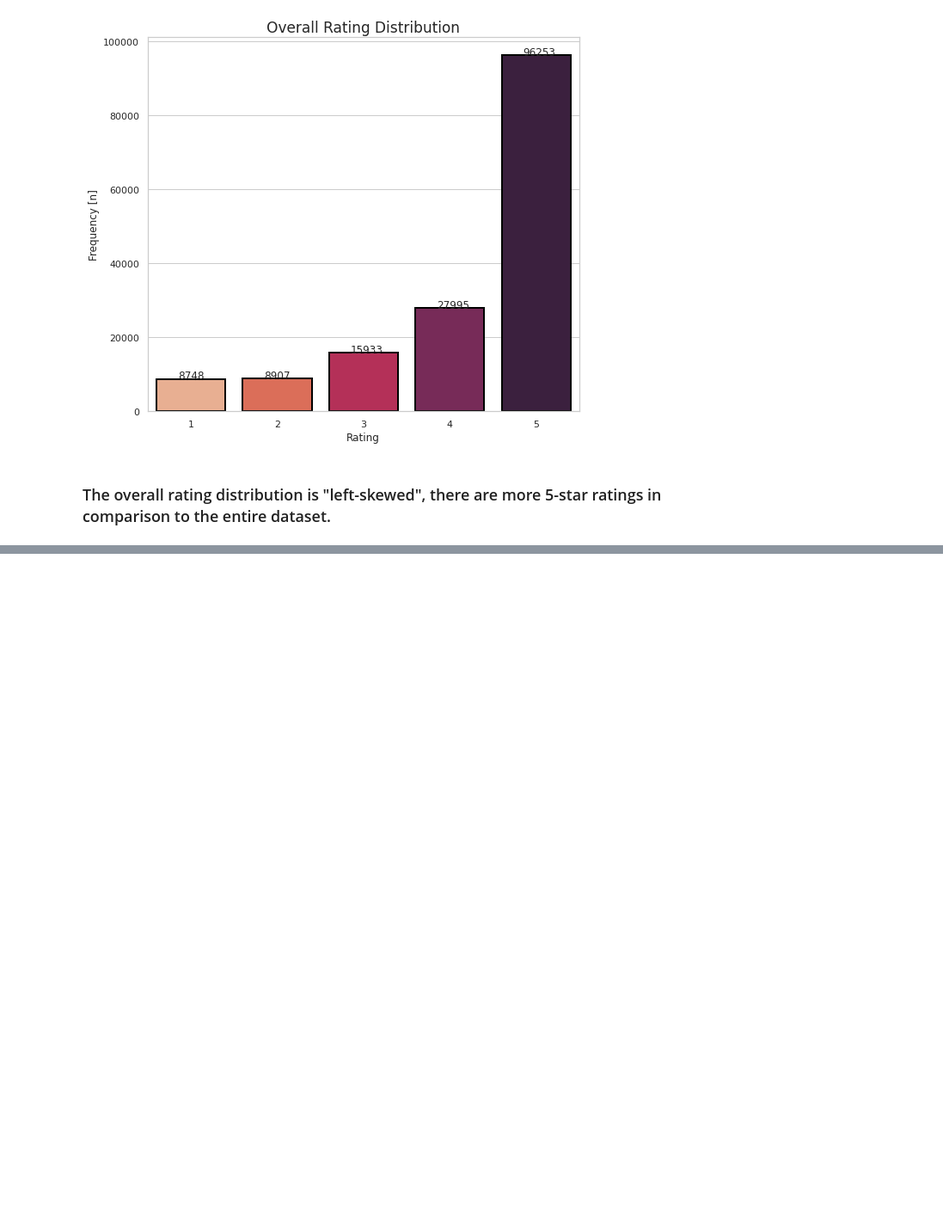
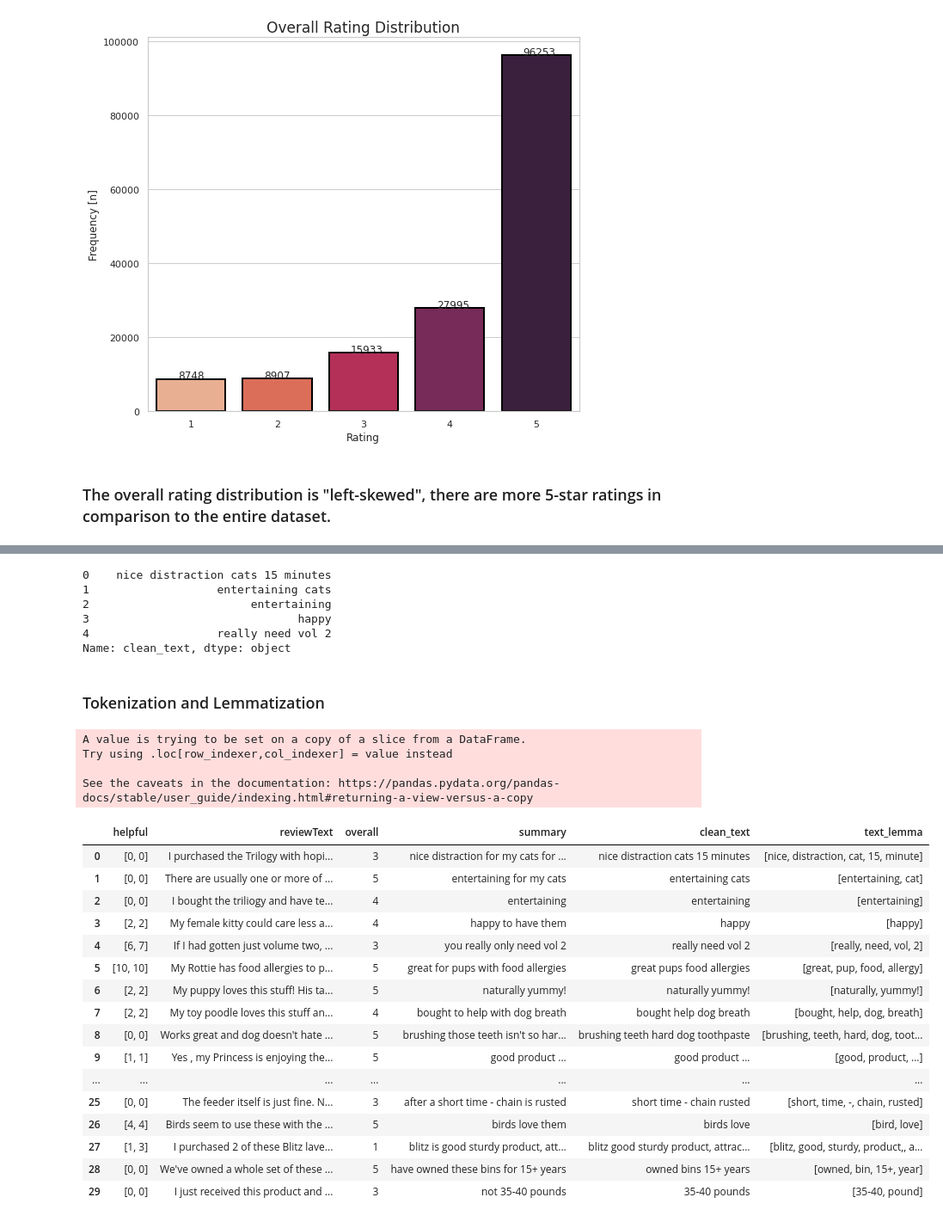
Before and after one commit to ayanas-git/textMining, a Jupyter notebook: nlp-amzn-reviews-pet-supplies.ipynb, the cells around one changed output, grey strips where cells are left out. Shown: that part at 86% size. Saved outputs shown, nothing was run; the diff lists cells and outputs as text; code cells hidden in the pictures; blank space fills up the shorter version.

Commit message:
Kaggle Notebook | nlp_amzn_reviews_pet_supplies | Version 5

```diff
--- a/nlp-amzn-reviews-pet-supplies.ipynb
+++ b/nlp-amzn-reviews-pet-supplies.ipynb
@@ -55,9 +83,9 @@ raw_data.head()
 | 3 | A2A4COGL9VW2HY | 1223000893 | Michelle P | [2, 2] | My female kitty could care less a... | 4 | Happy to have them | 1305158400 | 05 12, 2011 |
 | 4 | A2UBQA85NIGLHA | 1223000893 | Tim Isenhour "Timbo" | [6, 7] | If I had gotten just volume two, ... | 3 | You really only need vol 2 | 1330905600 | 03 5, 2012 |
 # %%
-df1 = raw_data[["helpful", "reviewText", "overall", "summary"]]
+df = rawDat[["helpful", "reviewText", "overall", "summary"]]
 
-df1.head()
+df.head()
 # %% [output]
 |  | helpful | reviewText | overall | summary |
 | 0 | [0, 0] | I purchased the Trilogy with hopi... | 3 | Nice Distraction for my cats for ... |
@@ -85,0 +122,4 @@ plt.show()
+# %%
+# Set clean data to lowercase for stopwords preprocessing
+df['summary'] = df['summary'].str.lower()
+df['summary'].head()
@@ -85,0 +145,8 @@ plt.show()
+# %%
+# Exclude stopwords with Python's list comprehension and pandas.DataFrame.apply.
+stop = stopwords.words('english')
+
+# apply stopwords
+df['clean_text'] = df['summary'].apply(lambda x: ' '.join([word for word in x.split() if word not in (stop)]))
+
+df.head()
@@ -85,0 +165,45 @@ plt.show()
+# %%
+df.clean_text.head()
+# %% [output]
+0    nice distraction cats 15 minutes
+1                   entertaining cats
+2                        entertaining
+3                               happy
+4                   really need vol 2
+Name: clean_text, dtype: object
+# %% [markdown]
+### Tokenization and Lemmatization
+# %%
+# Init tokenizer and Lemmatizer
+w_token = WhitespaceTokenizer()
+lemmatizer = WordNetLemmatizer()
+
+def lemmatize_text(text):
+    return [lemmatizer.lemmatize(w) for w in w_token.tokenize(text)]
+
+df['text_lemma'] = df['clean_text'].apply(lemmatize_text)
+# %% [output]
+A value is trying to be set on a copy of a slice from a DataFrame.
+Try using .loc[row_indexer,col_indexer] = value instead
+
+See the caveats in the documentation: https://pandas.pydata.org/pandas-docs/stable/user_guide/indexing.html#returning-a-view-versus-a-copy
+# %%
+df.head(30)
+# %% [output]
+|  | helpful | reviewText | overall | summary | clean_text | text_lemma |
+| 0 | [0, 0] | I purchased the Trilogy with hopi... | 3 | nice distraction for my cats for ... | nice distraction cats 15 minutes | [nice, distraction, cat, 15, minute] |
+| 1 | [0, 0] | There are usually one or more of ... | 5 | entertaining for my cats | entertaining cats | [entertaining, cat] |
+| 2 | [0, 0] | I bought the triliogy and have te... | 4 | entertaining | entertaining | [entertaining] |
+| 3 | [2, 2] | My female kitty could care less a... | 4 | happy to have them | happy | [happy] |
+| 4 | [6, 7] | If I had gotten just volume two, ... | 3 | you really only need vol 2 | really need vol 2 | [really, need, vol, 2] |
+| 5 | [10, 10] | My Rottie has food allergies to p... | 5 | great for pups with food allergies | great pups food allergies | [great, pup, food, allergy] |
+| 6 | [2, 2] | My puppy loves this stuff! His ta... | 5 | naturally yummy! | naturally yummy! | [naturally, yummy!] |
+| 7 | [2, 2] | My toy poodle loves this stuff an... | 4 | bought to help with dog breath | bought help dog breath | [bought, help, dog, breath] |
+| 8 | [0, 0] | Works great and dog doesn't hate ... | 5 | brushing those teeth isn't so har... | brushing teeth hard dog toothpaste | [brushing, teeth, hard, dog, toot... |
+| 9 | [1, 1] | Yes , my Princess is enjoying the... | 5 | good product ... | good product ... | [good, product, ...] |
+| ... | ... | ... | ... | ... | ... | ... |
+| 25 | [0, 0] | The feeder itself is just fine. N... | 3 | after a short time - chain is rusted | short time - chain rusted | [short, time, -, chain, rusted] |
+| 26 | [4, 4] | Birds seem to use these with the ... | 5 | birds love them | birds love | [bird, love] |
+| 27 | [1, 3] | I purchased 2 of these Blitz lave... | 1 | blitz is good sturdy product, att... | blitz good sturdy product, attrac... | [blitz, good, sturdy, product,, a... |
+| 28 | [0, 0] | We've owned a whole set of these ... | 5 | have owned these bins for 15+ years | owned bins 15+ years | [owned, bin, 15+, year] |
+| 29 | [0, 0] | I just received this product and ... | 3 | not 35-40 pounds | 35-40 pounds | [35-40, pound] |
```
Also changed, not shown: parts of 11 cells of this notebook.
